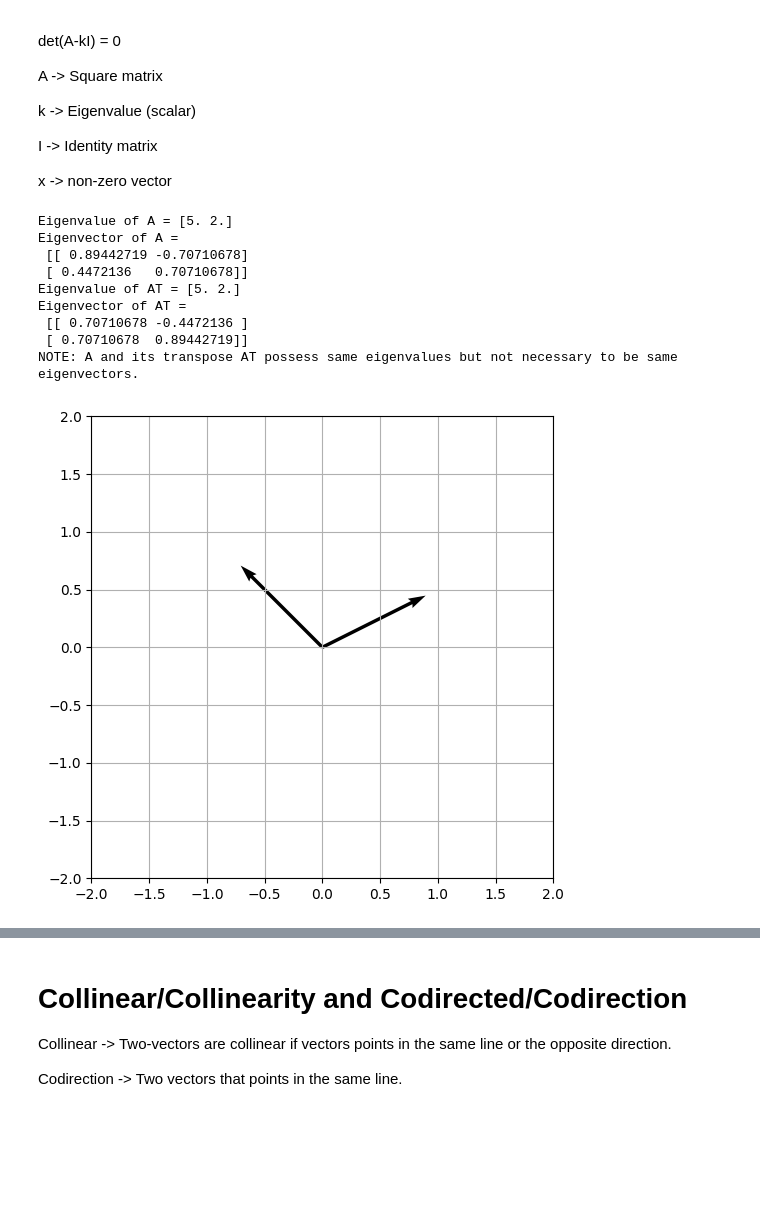
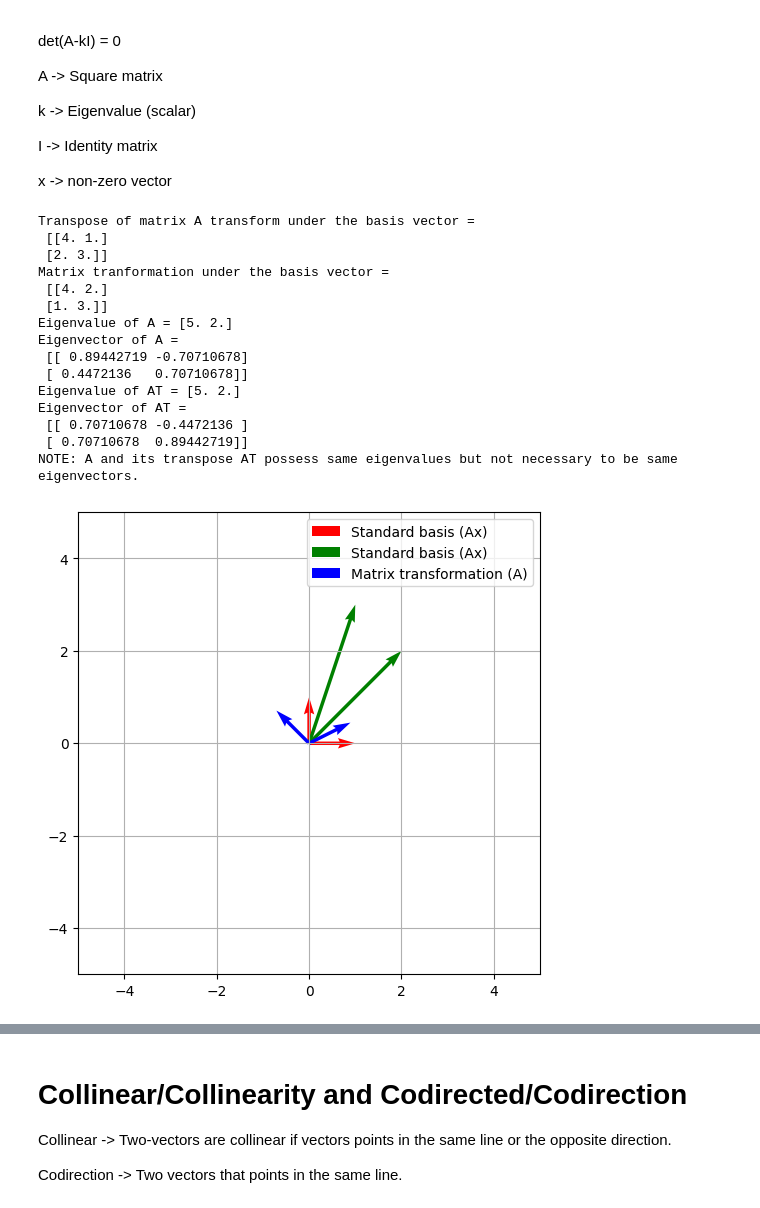
Before and after one commit to CoderAalok/Python_Libraries, a Jupyter notebook: Math for Machine Learning/Eigenvectors_Eigenvalues.ipynb, the cells around one changed output, grey strips where cells are left out. Drawn from its saved outputs; the diff is of its cells as text; code cells hidden in the pictures; blank space fills up the shorter version.

Commit message:
Update eigenvalue and eigenvector

```diff
--- a/Math for Machine Learning/Eigenvectors_Eigenvalues.ipynb
+++ b/Math for Machine Learning/Eigenvectors_Eigenvalues.ipynb
@@ -62,17 +62,40 @@ I -> Identity matrix
 x -> non-zero vector
 # %%
 A = np.array([[4,2],[1,3]])
+# Matrix transformation
+
+# Transpose matrix A
 AT = A.T
+
+# origin
 origin = np.zeros(A.shape)
+
+# standard basis vector
+x = np.eye(2)
+Ax = A @ x
+
+# Calculating eigenvalue and eigenvector (Original matrix)
 eigen_val, eigen_vec = np.linalg.eig(A)
+
+# Calculating eigenvalue and eigenvector (Transpose of matrix)
 val,vec = np.linalg.eig(AT)
+ATx = AT @ x
 
+# Output
+print(f"Transpose of matrix A transform under the basis vector =\n {ATx}")
+print(f"Matrix tranformation under the basis vector =\n {Ax}")
 print(f"Eigenvalue of A = {eigen_val}")
 print(f"Eigenvector of A =\n {eigen_vec}")
 print(f"Eigenvalue of AT = {val}")
 print(f"Eigenvector of AT =\n {vec}")
 print("NOTE: A and its transpose AT possess same eigenvalues but not necessary to be same eigenvectors.")
 # %% [output]
+Transpose of matrix A transform under the basis vector =
+ [[4. 1.]
+ [2. 3.]]
+Matrix tranformation under the basis vector =
+ [[4. 2.]
+ [1. 3.]]
 Eigenvalue of A = [5. 2.]
 Eigenvector of A =
  [[ 0.89442719 -0.70710678]
@@ -85,14 +108,16 @@ NOTE: A and its transpose AT possess same eigenvalues but not necessary to be sa
 # %%
 fig,ax = plt.subplots(figsize=(8,6))
 
-ax.quiver(*origin, *eigen_vec, angles="xy", scale_units='xy', scale=1)
-
+ax.quiver(*origin, *x, color='r', angles="xy", scale_units='xy', scale=1, label='Standard basis (Ax)')
+ax.quiver(*origin, *Ax, color='g', angles="xy", scale_units='xy', scale=1, label='Standard basis (Ax)')
+ax.quiver(*origin, *eigen_vec, color='b', angles="xy", scale_units='xy', scale=1, label='Matrix transformation (A)')
 
 ax.grid()
-ax.set_xlim(-2,2)
-ax.set_ylim(-2,2)
+ax.set_xlim(-5,5)
+ax.set_ylim(-5,5)
 ax.set_aspect('equal')
+ax.legend()
 
 plt.show()
 # %% [output]
-[figure, old version]
+[figure, new version]
```
Also changed, not shown: parts of 9 cells of this notebook.
